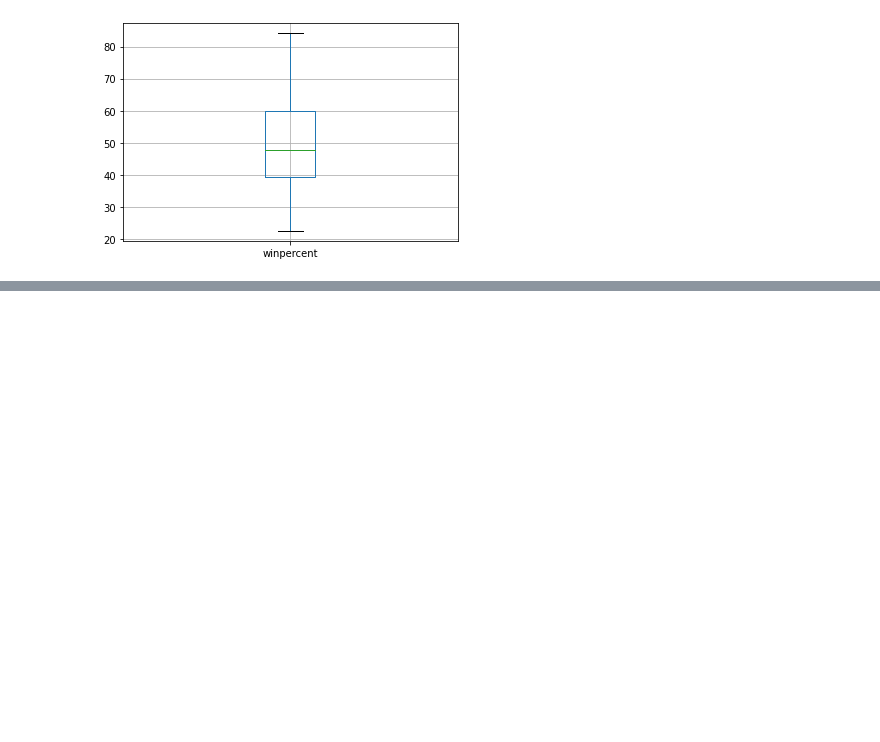
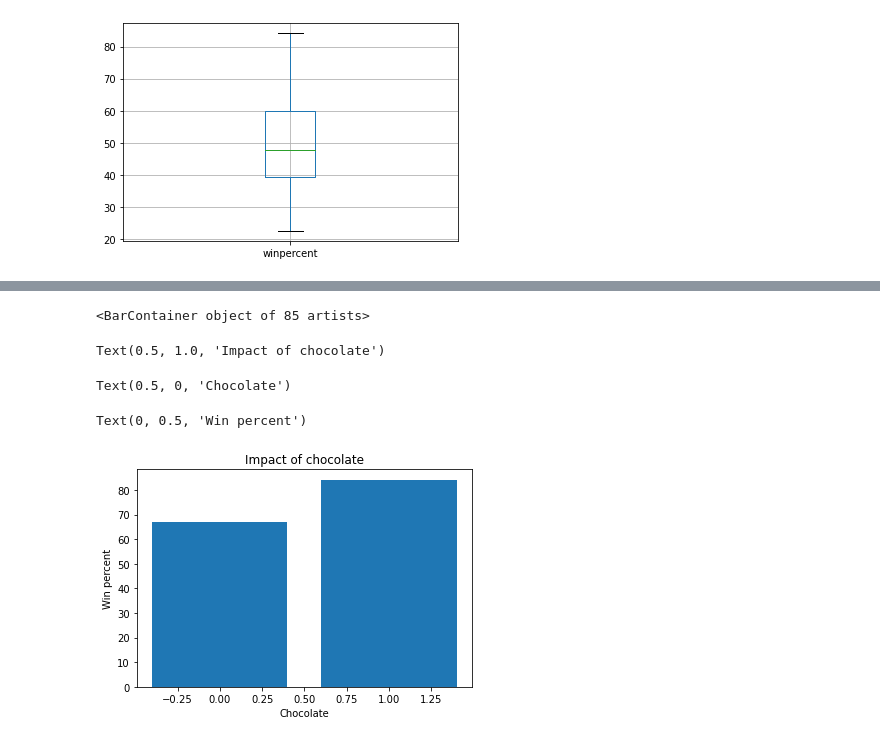
Before and after one commit to YoAr/EAI6040_Module3, a Jupyter notebook: Module3_yogesh.ipynb, the cells around one changed output, grey strips where cells are left out. Cells and saved outputs as stored; diff of their text form; code cells hidden in the pictures; blank space fills up the shorter version.

```diff
--- a/Module3_yogesh.ipynb
+++ b/Module3_yogesh.ipynb
@@ -158,0 +219,16 @@ candy_df.boxplot(column=['winpercent'])
+# %%
+chocolate_df = pd.DataFrame()
+chocolate_df['chocolate'] = candy_df['chocolate']
+chocolate_df['winpercent'] = candy_df['winpercent']
+# %%
+plt.bar(chocolate_df['chocolate'],chocolate_df['winpercent'],alpha=1)
+plt.title("Impact of chocolate")
+plt.xlabel("Chocolate")
+plt.ylabel("Win percent")
+plt.show()
+# %% [output]
+<BarContainer object of 85 artists>
+Text(0.5, 1.0, 'Impact of chocolate')
+Text(0.5, 0, 'Chocolate')
+Text(0, 0.5, 'Win percent')
+[figure, added]
```
Also changed, not shown: parts of 11 cells of this notebook.
